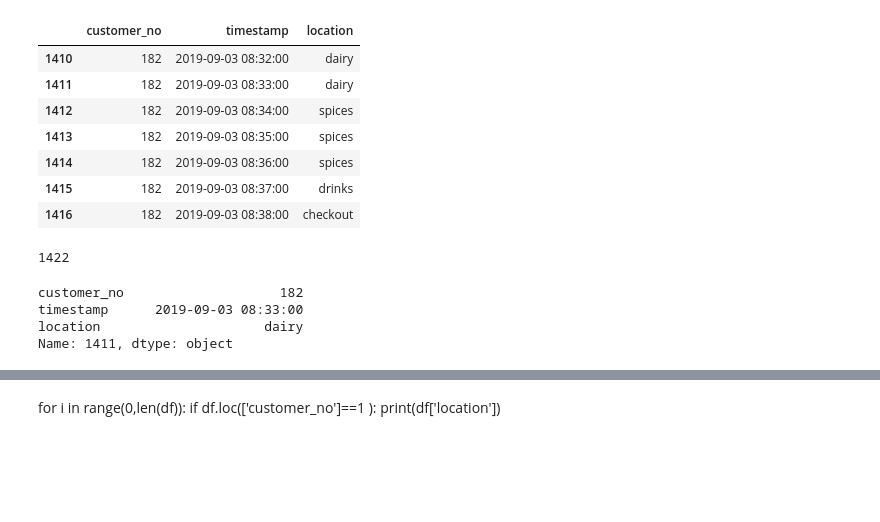
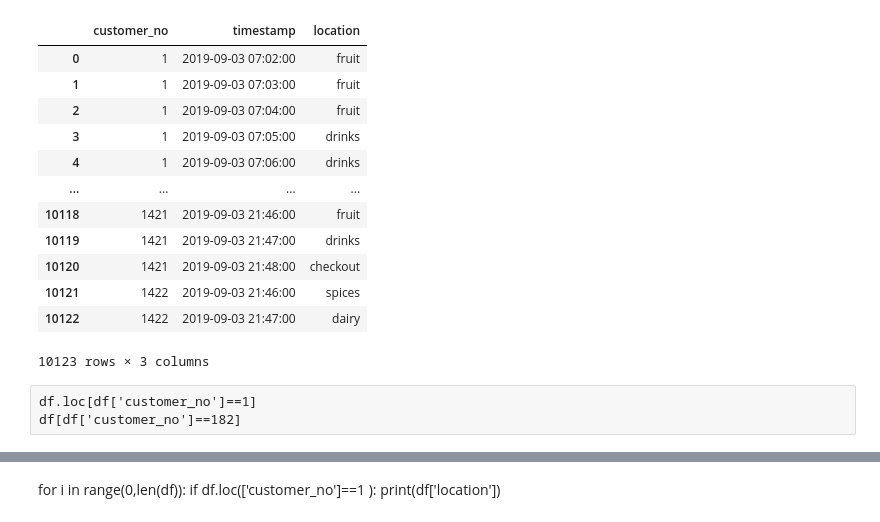
Before and after one commit to Calamity-chain/SuperMC, a Jupyter notebook: P8_alpha.ipynb, the cells around one changed output, grey strips where cells are left out. Drawn from its saved outputs; the diff is of its cells as text; code cells hidden in the pictures; blank space fills up the shorter version.

```diff
--- a/P8_alpha.ipynb
+++ b/P8_alpha.ipynb
@@ -47,26 +19,16 @@ df.loc[df['customer_no']==1]
-# %%
-df[df['customer_no']==182]
-# %% [output]
-|  | customer_no | timestamp | location |
-| 1410 | 182 | 2019-09-03 08:32:00 | dairy |
-| 1411 | 182 | 2019-09-03 08:33:00 | dairy |
-| 1412 | 182 | 2019-09-03 08:34:00 | spices |
-| 1413 | 182 | 2019-09-03 08:35:00 | spices |
-| 1414 | 182 | 2019-09-03 08:36:00 | spices |
-| 1415 | 182 | 2019-09-03 08:37:00 | drinks |
-| 1416 | 182 | 2019-09-03 08:38:00 | checkout |
-# %%
-df['customer_no'].max()
-# %% [output]
-1422
-# %%
-for idk in range(1, df['customer_no'].max()):
-    #print(idk)
-    if df.loc[df['customer_no']==idk].iloc[-1]['location'] != 'checkout':
-        #print(df.iloc[idk]['timestamp'])
-        print(df.iloc[idk])
-# %% [output]
-customer_no                    182
-timestamp      2019-09-03 08:33:00
-location                     dairy
-Name: 1411, dtype: object
+# %%
+df
+# %% [output]
+|  | customer_no | timestamp | location |
+| 0 | 1 | 2019-09-03 07:02:00 | fruit |
+| 1 | 1 | 2019-09-03 07:03:00 | fruit |
+| 2 | 1 | 2019-09-03 07:04:00 | fruit |
+| 3 | 1 | 2019-09-03 07:05:00 | drinks |
+| 4 | 1 | 2019-09-03 07:06:00 | drinks |
+| ... | ... | ... | ... |
+| 10118 | 1421 | 2019-09-03 21:46:00 | fruit |
+| 10119 | 1421 | 2019-09-03 21:47:00 | drinks |
+| 10120 | 1421 | 2019-09-03 21:48:00 | checkout |
+| 10121 | 1422 | 2019-09-03 21:46:00 | spices |
+| 10122 | 1422 | 2019-09-03 21:47:00 | dairy |
+10123 rows × 3 columns
@@ -72,0 +37,3 @@ Name: 1411, dtype: object
+# %% [raw]
+df.loc[df['customer_no']==1]
+df[df['customer_no']==182]
```
Also changed, not shown: parts of 14 cells of this notebook.
